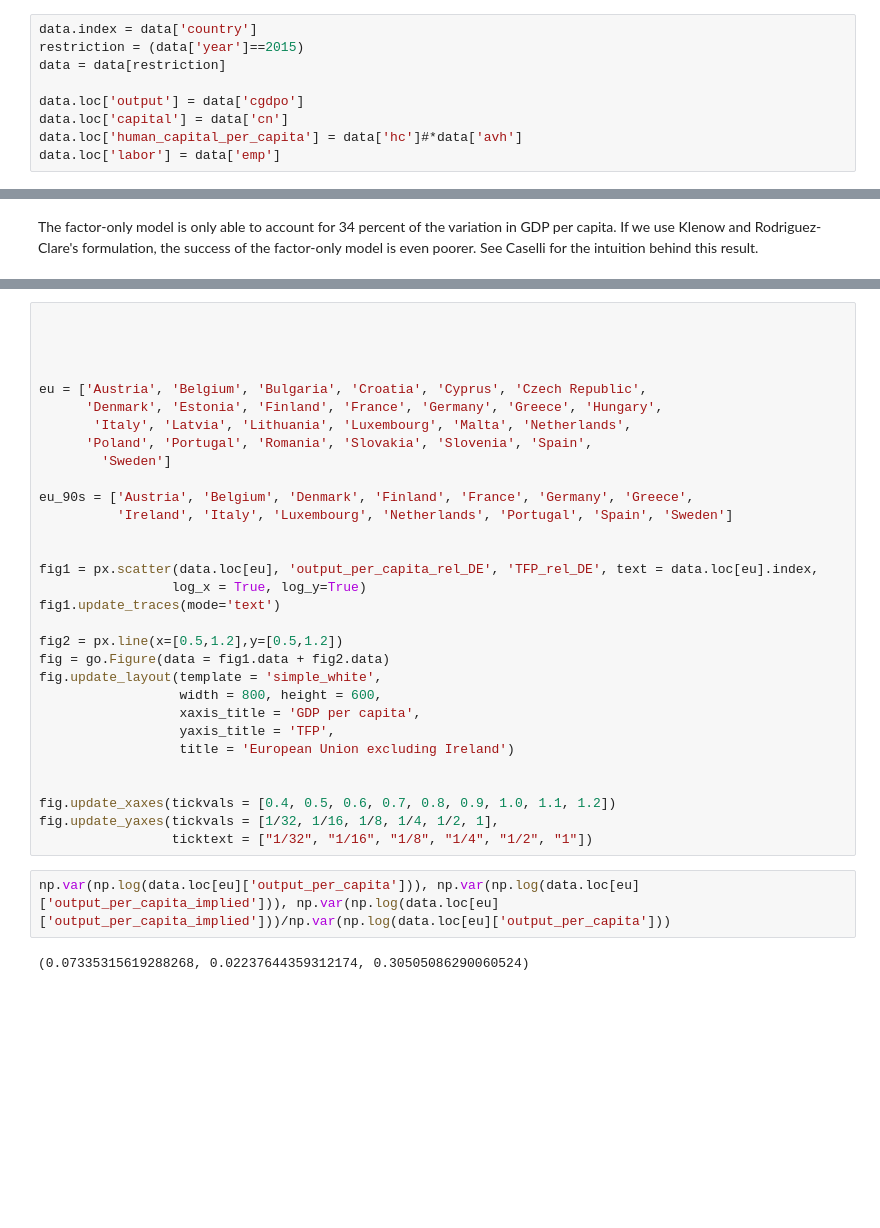
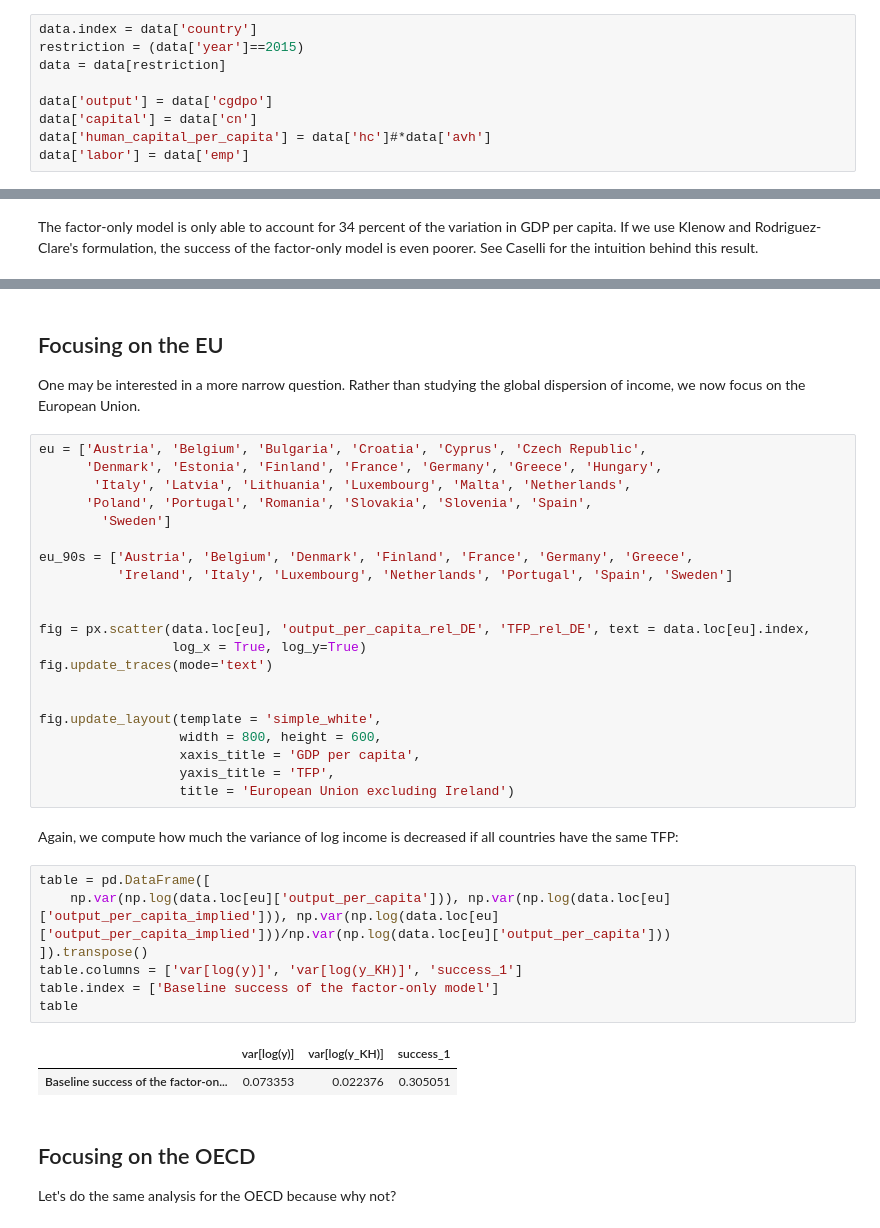
Before and after one commit to karlharmenberg/uiogrowth, a Jupyter notebook: development_accounting.ipynb, the cells around one changed output, grey strips where cells are left out. Saved outputs shown, nothing was run; the diff lists cells and outputs as text; blank space fills up the shorter version.

```diff
--- a/development_accounting.ipynb
+++ b/development_accounting.ipynb
@@ -55,7 +55,7 @@ data.index = data['country']
 restriction = (data['year']==2015)
 data = data[restriction]
 
-data.loc['output'] = data['cgdpo']
-data.loc['capital'] = data['cn']
-data.loc['human_capital_per_capita'] = data['hc']#*data['avh']
-data.loc['labor'] = data['emp']
+data['output'] = data['cgdpo']
+data['capital'] = data['cn']
+data['human_capital_per_capita'] = data['hc']#*data['avh']
+data['labor'] = data['emp']
@@ -126,10 +200,10 @@ table
 |  | var[log(y)] | var[log(y_KH)] | success_1 |
 | Baseline success of the factor-on... | 1.081702 | 0.185329 | 0.171331 |
+# %% [markdown]
+## Focusing on the EU
+
+One may be interested in a more narrow question. Rather than studying the global dispersion of income, we now focus on the European Union.
 # %%
-
-
-
-
 eu = ['Austria', 'Belgium', 'Bulgaria', 'Croatia', 'Cyprus', 'Czech Republic',
       'Denmark', 'Estonia', 'Finland', 'France', 'Germany', 'Greece', 'Hungary',
        'Italy', 'Latvia', 'Lithuania', 'Luxembourg', 'Malta', 'Netherlands',
@@ -140,26 +214,32 @@ eu_90s = ['Austria', 'Belgium', 'Denmark', 'Finland', 'France', 'Germany', 'Gree
           'Ireland', 'Italy', 'Luxembourg', 'Netherlands', 'Portugal', 'Spain', 'Sweden']
 
 
-fig1 = px.scatter(data.loc[eu], 'output_per_capita_rel_DE', 'TFP_rel_DE', text = data.loc[eu].index,
+fig = px.scatter(data.loc[eu], 'output_per_capita_rel_DE', 'TFP_rel_DE', text = data.loc[eu].index,
                  log_x = True, log_y=True)
-fig1.update_traces(mode='text')
+fig.update_traces(mode='text')
 
-fig2 = px.line(x=[0.5,1.2],y=[0.5,1.2])
-fig = go.Figure(data = fig1.data + fig2.data)
+
 fig.update_layout(template = 'simple_white',
                   width = 800, height = 600,
                   xaxis_title = 'GDP per capita',
                   yaxis_title = 'TFP',
                   title = 'European Union excluding Ireland')
-
-
-fig.update_xaxes(tickvals = [0.4, 0.5, 0.6, 0.7, 0.8, 0.9, 1.0, 1.1, 1.2])
-fig.update_yaxes(tickvals = [1/32, 1/16, 1/8, 1/4, 1/2, 1],
-                 ticktext = ["1/32", "1/16", "1/8", "1/4", "1/2", "1"])
+# %% [markdown]
+Again, we compute how much the variance of log income is decreased if all countries have the same TFP:
 # %%
-np.var(np.log(data.loc[eu]['output_per_capita'])), np.var(np.log(data.loc[eu]['output_per_capita_implied'])), np.var(np.log(data.loc[eu]['output_per_capita_implied']))/np.var(np.log(data.loc[eu]['output_per_capita']))
+table = pd.DataFrame([
+    np.var(np.log(data.loc[eu]['output_per_capita'])), np.var(np.log(data.loc[eu]['output_per_capita_implied'])), np.var(np.log(data.loc[eu]['output_per_capita_implied']))/np.var(np.log(data.loc[eu]['output_per_capita']))
+]).transpose()
+table.columns = ['var[log(y)]', 'var[log(y_KH)]', 'success_1']
+table.index = ['Baseline success of the factor-only model']
+table
 # %% [output]
-(0.07335315619288268, 0.02237644359312174, 0.30505086290060524)
+|  | var[log(y)] | var[log(y_KH)] | success_1 |
+| Baseline success of the factor-on... | 0.073353 | 0.022376 | 0.305051 |
+# %% [markdown]
+## Focusing on the OECD
+
+Let's do the same analysis for the OECD because why not?
 # %%
 oecd = ['Australia', 'Austria', 'Belgium', 'Canada', 'Chile', 'Colombia', 'Costa Rica', 'Czech Republic',
         'Denmark', 'Estonia', 'Finland', 'France', 'Germany', 'Greece', 'Hungary', 'Iceland',
```
Also changed, not shown: parts of 10 cells of this notebook, 1 other file.
